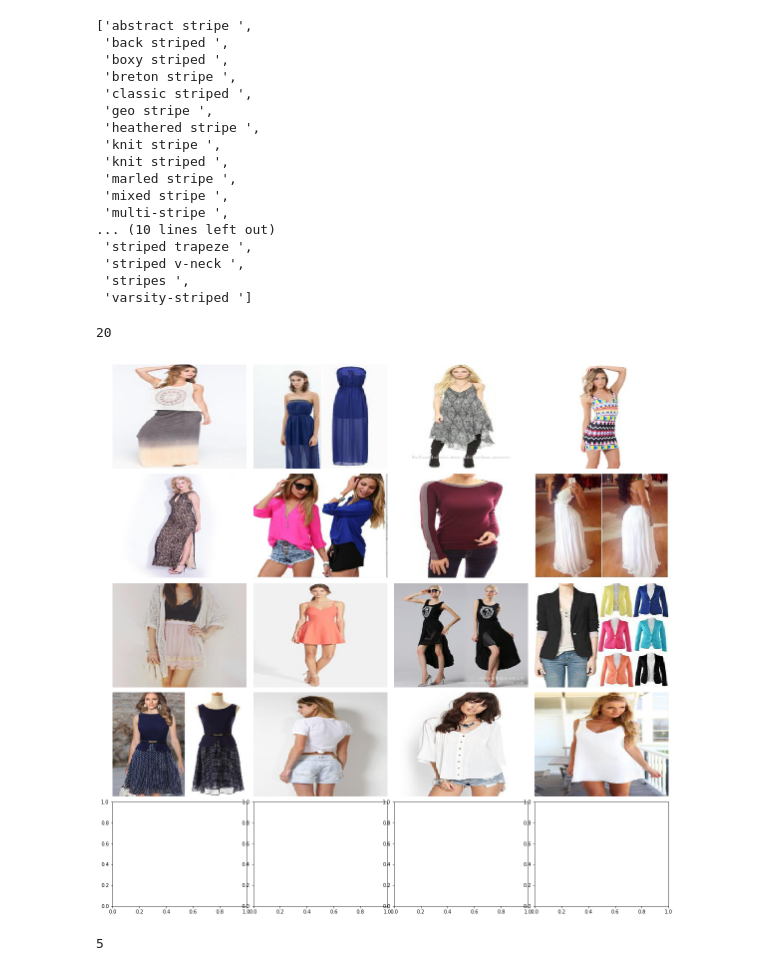
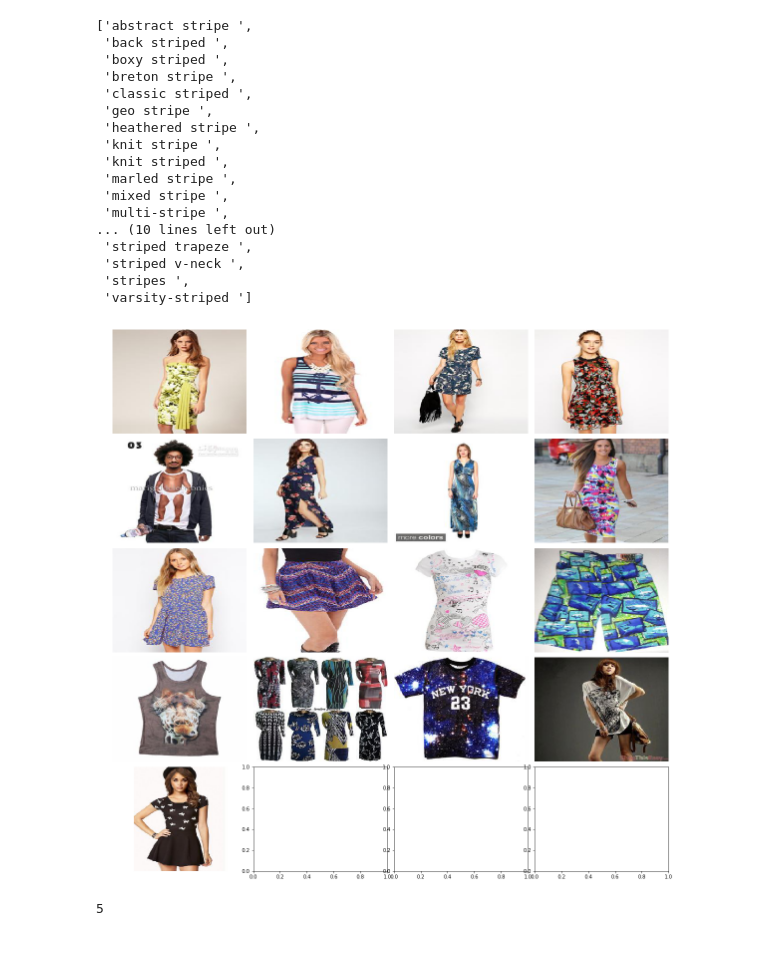
Before and after one commit to starsuzi/deep-fashion, a Jupyter notebook: explore-attributes.ipynb, the cells around one changed output. Saved outputs shown, nothing was run; the diff lists cells and outputs as text; code cells hidden in the pictures.

Commit message:
finished plotRandomImage()

```diff
--- a/explore-attributes.ipynb
+++ b/explore-attributes.ipynb
@@ -498,19 +498,19 @@ def plotRandomImage(attribute, img_num):
     fig, axes = plt.subplots(nrows=row_num, ncols=col_num, figsize=(20,20))
 
     for idx, img_file in enumerate(img_files):
-        row = idx // row_num
+        row = idx // col_num
         col = idx % col_num
+
         axes[row, col].axis("off")
         axes[row, col].imshow(img_file, cmap="gray", aspect="auto")
 
     plt.subplots_adjust(wspace=.05, hspace=.05)
 
     plt.show()
-# %%
-plotRandomImage('summer ', 20)
-# %% [output]
-20
-[figure, removed]
+# %%
+plotRandomImage('print ', 17)
+# %% [output]
+[figure, added]
 # %%
 ((20 // 4)+1) if (20 % 4) != 0 else (20 // 4)
 # %% [output]
```
